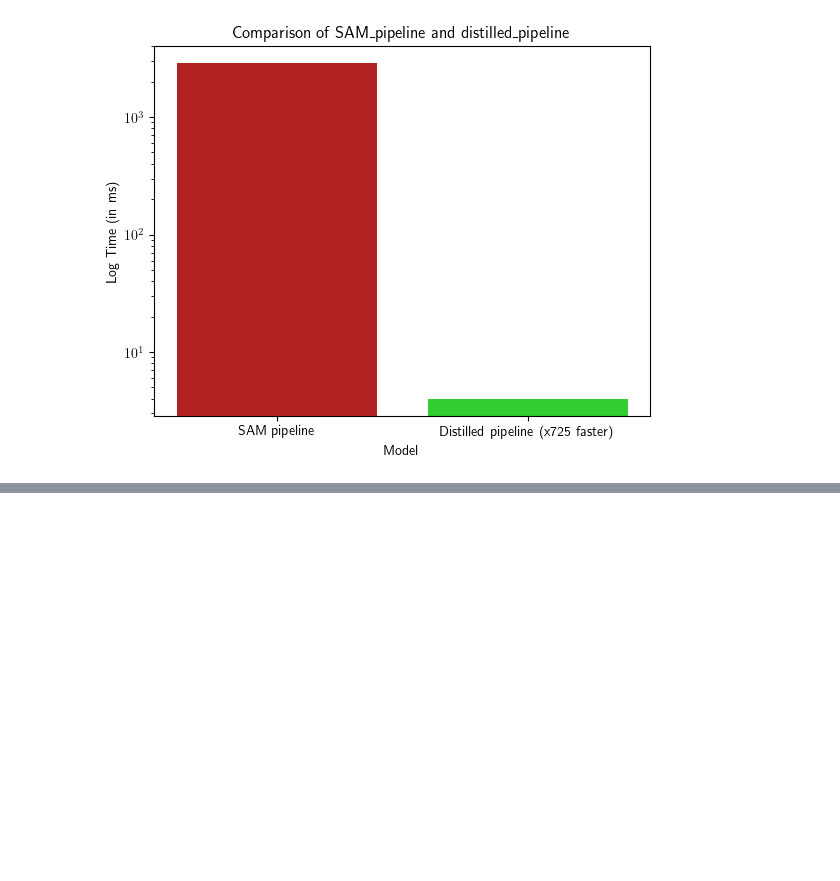
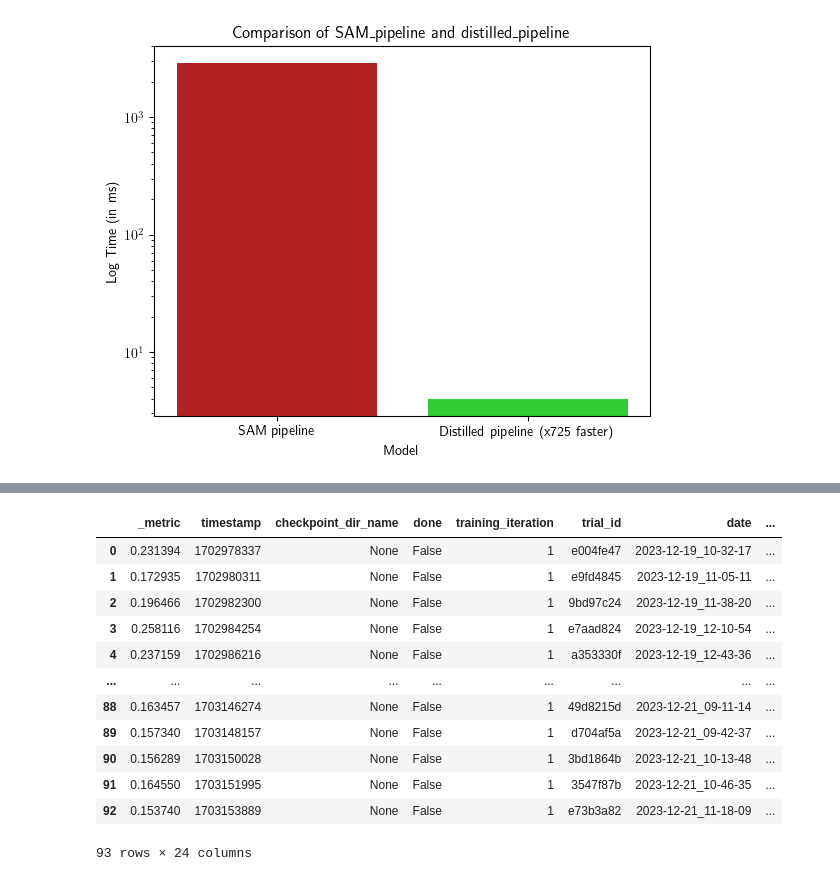
Before and after one commit to Whojo/Autonomous-Navigation-Offroad-by-traversability-analysis, a Jupyter notebook: src/semantic_segmentation/training.ipynb, the cells around one changed output, grey strips where cells are left out. Cells and saved outputs as stored; diff of their text form; code cells hidden in the pictures; blank space fills up the shorter version.

```diff
--- a/src/semantic_segmentation/training.ipynb
+++ b/src/semantic_segmentation/training.ipynb
@@ -110,3 +93,5 @@ FCN(
+# %%
+model = get_model(config)
 # %% [markdown]
 # Training
 # %%
@@ -402,0 +508,17 @@ prof.export_chrome_trace("trace_non_blocking.json")
+# %%
+df = results.get_dataframe()
+df
+# %% [output]
+|  | _metric | timestamp | checkpoint_dir_name | done | training_iteration | trial_id | date | ... |
+| 0 | 0.231394 | 1702978337 | None | False | 1 | e004fe47 | 2023-12-19_10-32-17 | ... |
+| 1 | 0.172935 | 1702980311 | None | False | 1 | e9fd4845 | 2023-12-19_11-05-11 | ... |
+| 2 | 0.196466 | 1702982300 | None | False | 1 | 9bd97c24 | 2023-12-19_11-38-20 | ... |
+| 3 | 0.258116 | 1702984254 | None | False | 1 | e7aad824 | 2023-12-19_12-10-54 | ... |
+| 4 | 0.237159 | 1702986216 | None | False | 1 | a353330f | 2023-12-19_12-43-36 | ... |
+| ... | ... | ... | ... | ... | ... | ... | ... | ... |
+| 88 | 0.163457 | 1703146274 | None | False | 1 | 49d8215d | 2023-12-21_09-11-14 | ... |
+| 89 | 0.157340 | 1703148157 | None | False | 1 | d704af5a | 2023-12-21_09-42-37 | ... |
+| 90 | 0.156289 | 1703150028 | None | False | 1 | 3bd1864b | 2023-12-21_10-13-48 | ... |
+| 91 | 0.164550 | 1703151995 | None | False | 1 | 3547f87b | 2023-12-21_10-46-35 | ... |
+| 92 | 0.153740 | 1703153889 | None | False | 1 | e73b3a82 | 2023-12-21_11-18-09 | ... |
+93 rows × 24 columns
```
Also changed, not shown: parts of 25 cells of this notebook, 2 other files.
